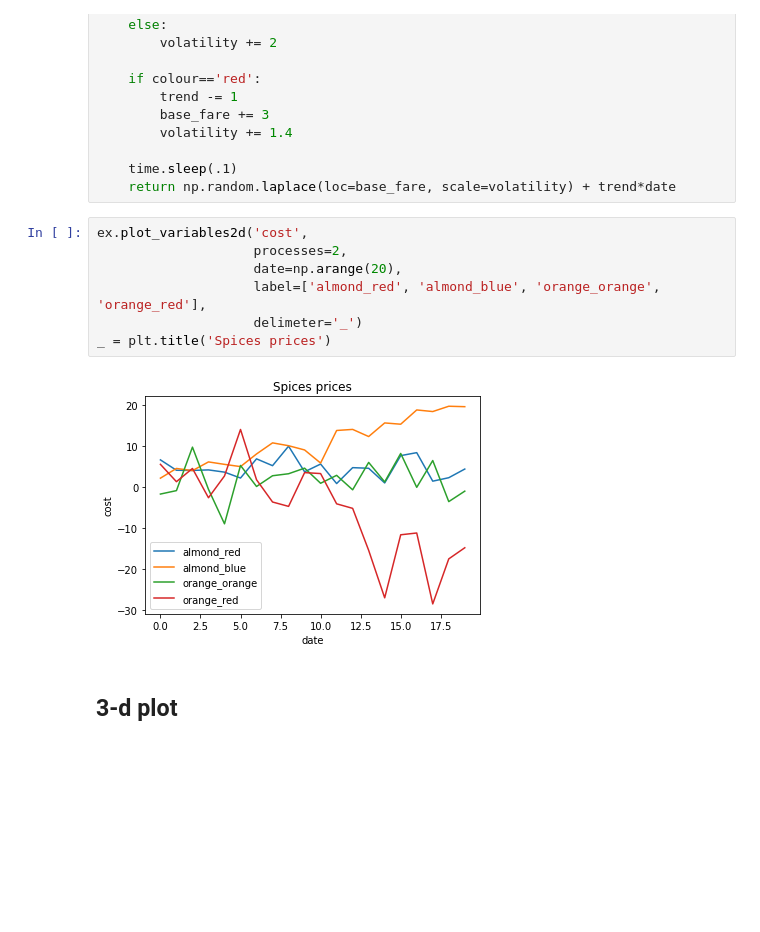
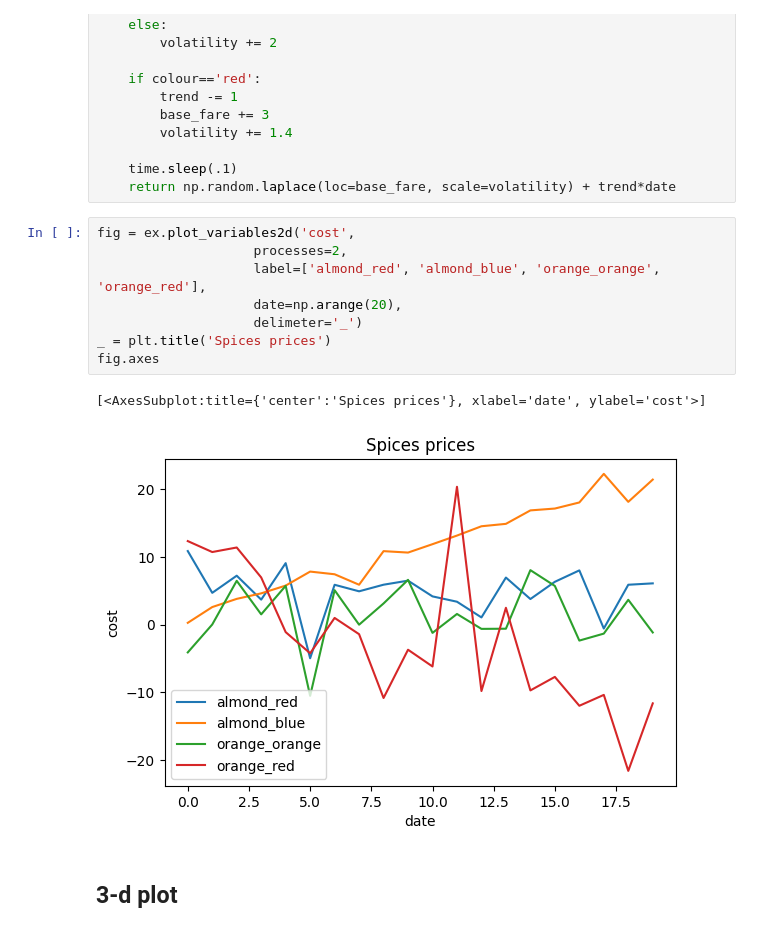
Before and after one commit to danlkv/cartesian-explorer, a Jupyter notebook: examples/Example usage.ipynb, the cells around one changed output. Cells and saved outputs as stored; diff of their text form; blank space fills up the shorter version.

```diff
--- a/examples/Example usage.ipynb
+++ b/examples/Example usage.ipynb
@@ -41,14 +38,16 @@ def get_cost_history(flavour, colour, date):
     time.sleep(.1)
     return np.random.laplace(loc=base_fare, scale=volatility) + trend*date
 # %%
-ex.plot_variables2d('cost',
+fig = ex.plot_variables2d('cost',
                     processes=2,
+                    label=['almond_red', 'almond_blue', 'orange_orange', 'orange_red'],
                     date=np.arange(20),
-                    label=['almond_red', 'almond_blue', 'orange_orange', 'orange_red'],
                     delimeter='_')
 _ = plt.title('Spices prices')
+fig.axes
 # %% [output]
+[<AxesSubplot:title={'center':'Spices prices'}, xlabel='date', ylabel='cost'>]
-[figure, old version]
+[figure, new version]
 # %% [markdown]
 ## 3-d plot
 # %%
```
Also changed, not shown: parts of 9 cells of this notebook, 2 other files.
